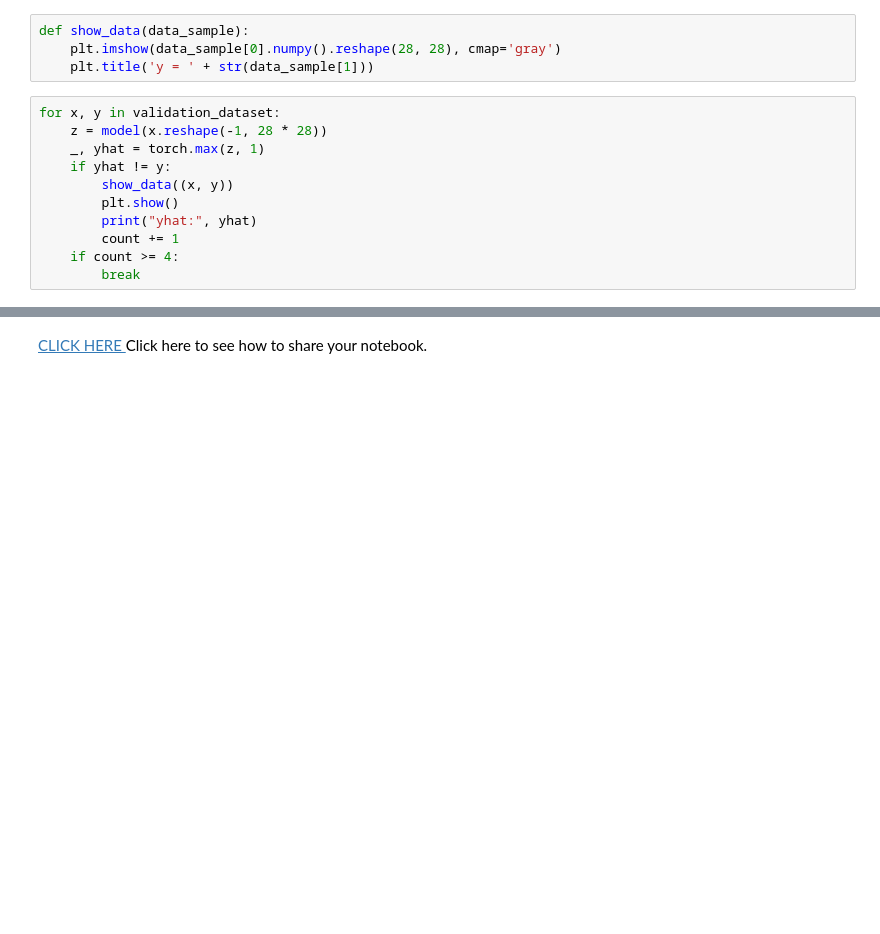
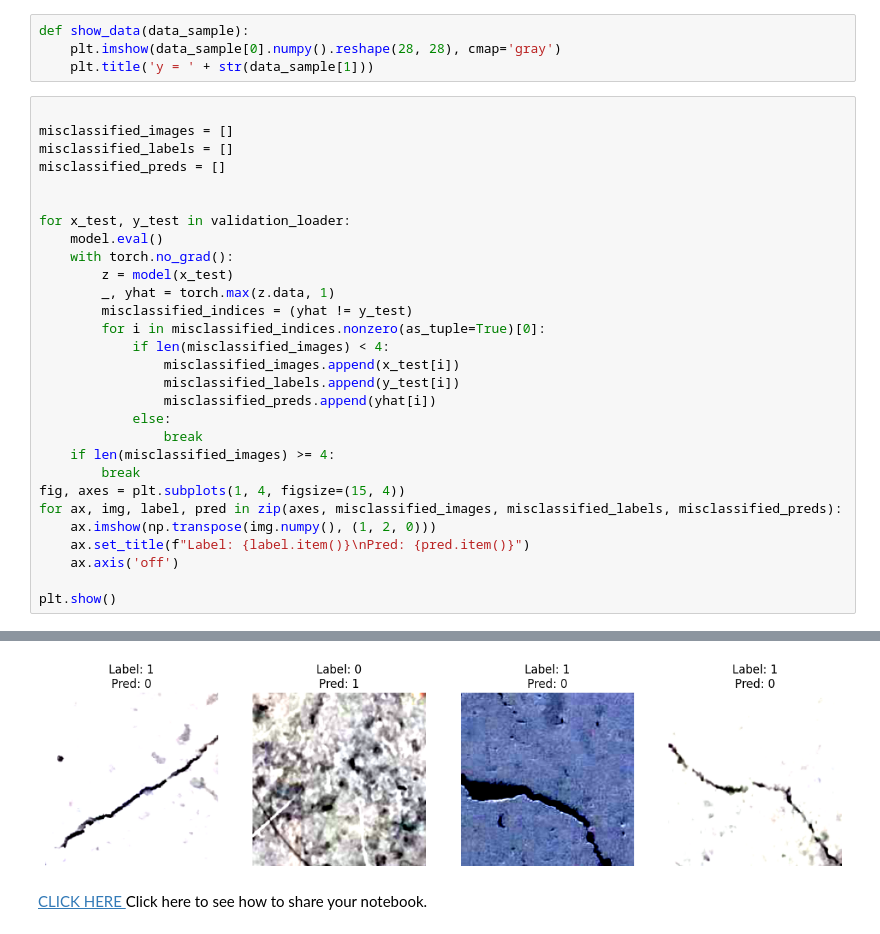
Before and after one commit to Trimbex/Concrete-Cracks-Classifier, a Jupyter notebook: 4_1_resnet18_PyTorch.ipynb, the cells around one changed output, grey strips where cells are left out. Cells and saved outputs as stored; diff of their text form; blank space fills up the shorter version.

```diff
--- a/4_1_resnet18_PyTorch.ipynb
+++ b/4_1_resnet18_PyTorch.ipynb
@@ -305,14 +309,33 @@ plt.show()
 def show_data(data_sample):
     plt.imshow(data_sample[0].numpy().reshape(28, 28), cmap='gray')
     plt.title('y = ' + str(data_sample[1]))
-# %%
-for x, y in validation_dataset:
-    z = model(x.reshape(-1, 28 * 28))
-    _, yhat = torch.max(z, 1)
-    if yhat != y:
-        show_data((x, y))
-        plt.show()
-        print("yhat:", yhat)
-        count += 1
-    if count >= 4:
-        break
+# %%
+
+misclassified_images = []
+misclassified_labels = []
+misclassified_preds = []
+
+
+for x_test, y_test in validation_loader:
+    model.eval()
+    with torch.no_grad():
+        z = model(x_test)
+        _, yhat = torch.max(z.data, 1)
+        misclassified_indices = (yhat != y_test)
+        for i in misclassified_indices.nonzero(as_tuple=True)[0]:
+            if len(misclassified_images) < 4:
+                misclassified_images.append(x_test[i])
+                misclassified_labels.append(y_test[i])
+                misclassified_preds.append(yhat[i])
+            else:
+                break
+    if len(misclassified_images) >= 4:
+        break
+fig, axes = plt.subplots(1, 4, figsize=(15, 4))
+for ax, img, label, pred in zip(axes, misclassified_images, misclassified_labels, misclassified_preds):
+    ax.imshow(np.transpose(img.numpy(), (1, 2, 0)))
+    ax.set_title(f"Label: {label.item()}\nPred: {pred.item()}")
+    ax.axis('off')
+
+plt.show()
+# %% [output]
@@ -319,3 +346,4 @@ for x, y in validation_dataset:
+[figure, added]
 # %% [markdown]
 <a href="https://dataplatform.cloud.ibm.com/docs/content/wsj/analyze-data/share-notebooks.html?utm_source=Exinfluencer&utm_content=000026UJ&utm_id=NA-SkillsNetwork-Channel-SkillsNetworkCoursesIBMDeveloperSkillsNetworkDL0321ENSkillsNetwork951-2022-01-01&utm_medium=Exinfluencer&utm_term=10006555"> CLICK HERE </a> Click here to see how to share your notebook.
 # %% [markdown]
```
Also changed, not shown: parts of 3 cells of this notebook.
